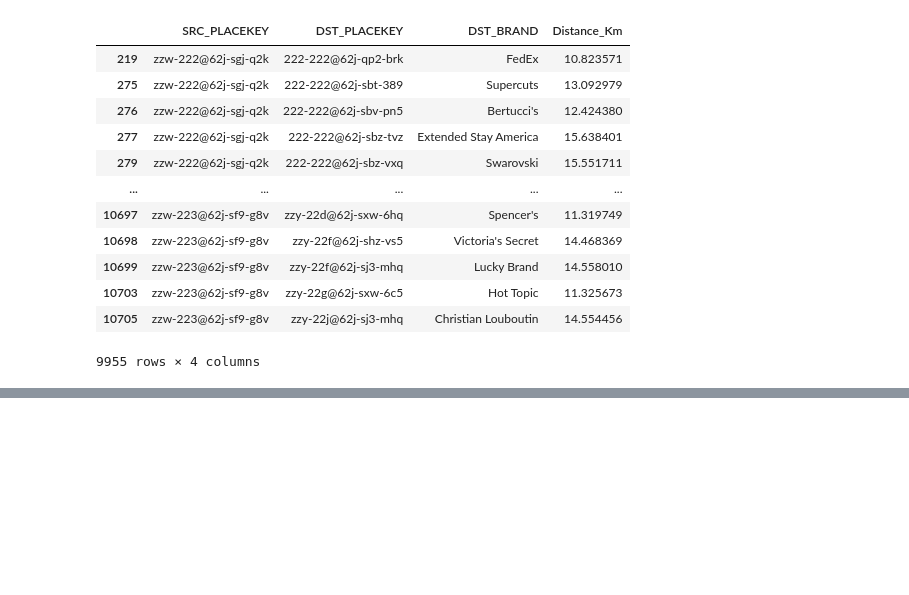
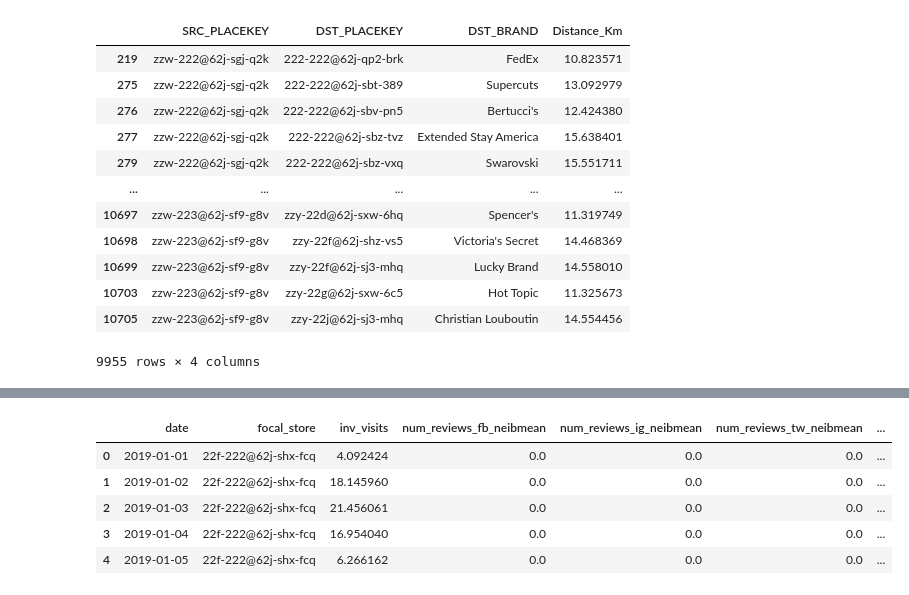
Before and after one commit to embedded-robotics/local-business-network, a Jupyter notebook: step3_calculations.ipynb, the cells around one changed output, grey strips where cells are left out. Saved outputs shown, nothing was run; the diff lists cells and outputs as text; code cells hidden in the pictures; blank space fills up the shorter version.

```diff
--- a/step3_calculations.ipynb
+++ b/step3_calculations.ipynb
@@ -678,3 +594,8 @@ def calculate_second_neib_mean_reviews(group_df):
 # %%
-df = brand_visit_local_reviews[brand_visit_local_reviews['PLACEKEY'].isin(second_deg_stores_local_reviews)][['date', 'PLACEKEY', 'localized_fb_reviews_60_days','localized_ig_reviews_60_days',
+second_neib_metrics_local_reviews = brand_visit_local_reviews[brand_visit_local_reviews['PLACEKEY'].isin(second_deg_stores_local_reviews)][['date', 'PLACEKEY', 'localized_fb_reviews_60_days','localized_ig_reviews_60_days',
                                                                                             'localized_tw_reviews_60_days']].groupby('date').apply(calculate_second_neib_mean_reviews)
+
+second_neib_metrics_local_reviews = second_neib_metrics_local_reviews.rename(columns={0: 'focal_store', 1:'num_reviews_fb_secondneibmean', 2:'num_reviews_ig_secondneibmean',
+                                                                                      3: 'num_reviews_tw_secondneibmean', 4: 'num_reviews_fb_secondneibmean_exp',
+                                                                                      5: 'num_reviews_ig_secondneibmean_exp', 6: 'num_reviews_tw_secondneibmean_exp'}).reset_index()
+second_neib_metrics_local_reviews.head()
@@ -697,0 +609,3 @@ df
+# %%
+second_neib_metrics = pd.merge(left=second_neib_metrics_visits, right=second_neib_metrics_local_reviews, how='inner', on=['date', 'focal_store'])
+second_neib_metrics.head()
@@ -697,0 +619,10 @@ df
+# %%
+focal_store_metrics = pd.merge(left=first_neib_metrics, right=second_neib_metrics, how='inner', on=['date', 'focal_store'])
+focal_store_metrics.head()
+# %% [output]
+|  | date | focal_store | inv_visits | num_reviews_fb_neibmean | num_reviews_ig_neibmean | num_reviews_tw_neibmean | ... |
+| 0 | 2019-01-01 | 22f-222@62j-shx-fcq | 4.092424 | 0.0 | 0.0 | 0.0 | ... |
+| 1 | 2019-01-02 | 22f-222@62j-shx-fcq | 18.145960 | 0.0 | 0.0 | 0.0 | ... |
+| 2 | 2019-01-03 | 22f-222@62j-shx-fcq | 21.456061 | 0.0 | 0.0 | 0.0 | ... |
+| 3 | 2019-01-04 | 22f-222@62j-shx-fcq | 16.954040 | 0.0 | 0.0 | 0.0 | ... |
+| 4 | 2019-01-05 | 22f-222@62j-shx-fcq | 6.266162 | 0.0 | 0.0 | 0.0 | ... |
```
Also changed, not shown: parts of 21 cells of this notebook.
